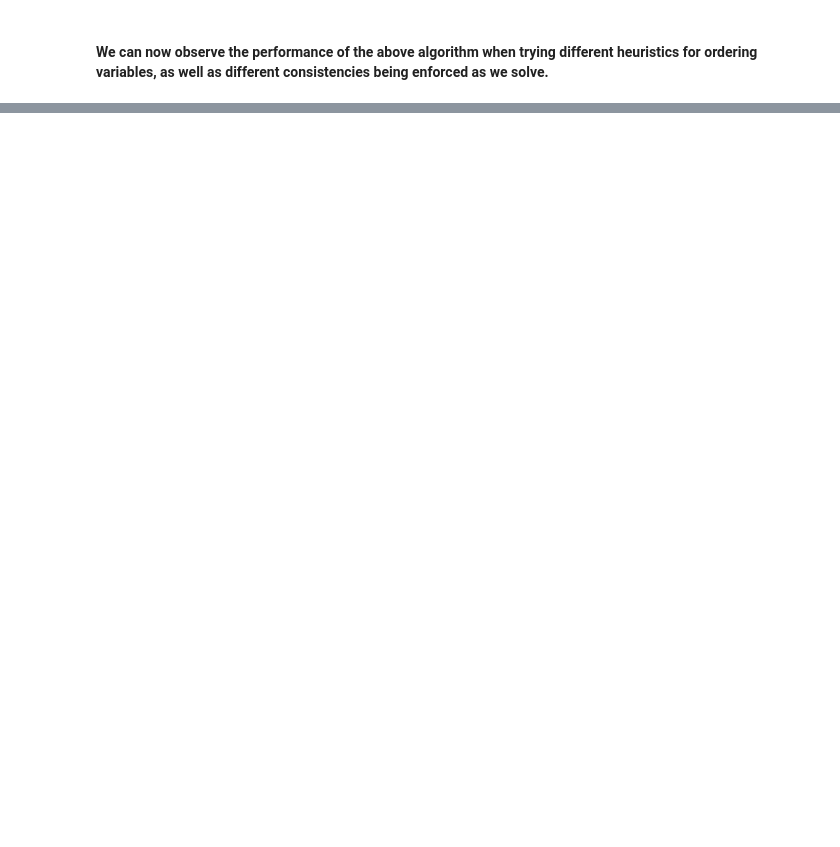
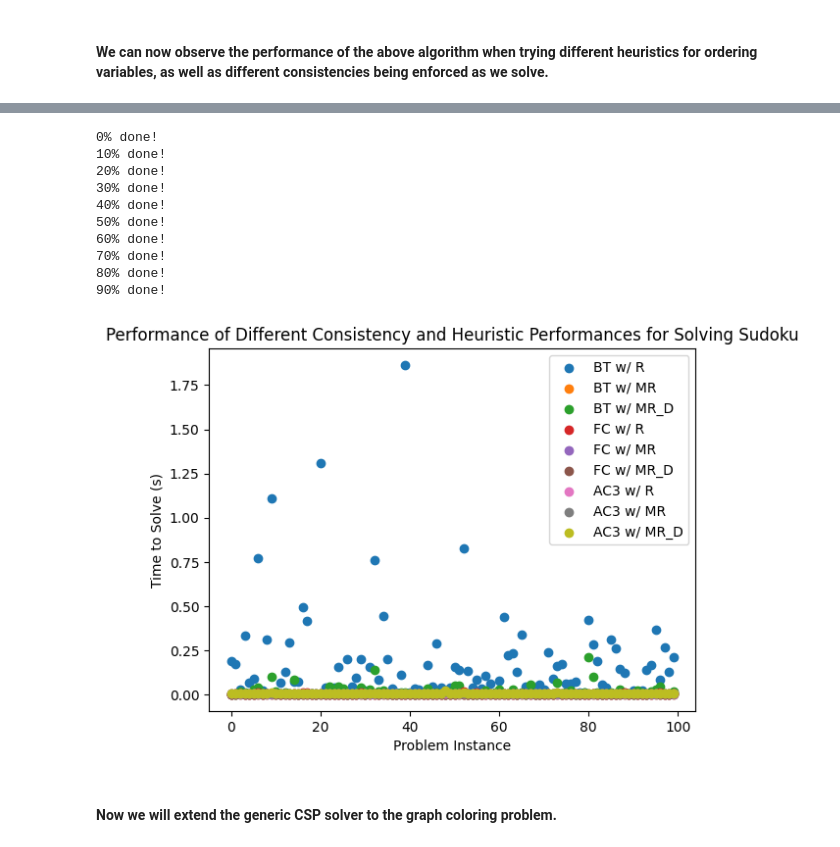
Before and after one commit to Pirate-Hunter-Zoro/Artificial-Intelligence, a Jupyter notebook: Constraint Satisfaction/csp.ipynb, the cells around one changed output, grey strips where cells are left out. Drawn from its saved outputs; the diff is of its cells as text; code cells hidden in the pictures; blank space fills up the shorter version.

```diff
--- a/Constraint Satisfaction/csp.ipynb
+++ b/Constraint Satisfaction/csp.ipynb
@@ -694,10 +522,0 @@ Time: 11.364902019500732 seconds
-# %%
-import time
-
-print(f"Consistency: {Consistency.AC3.name}; Heuristic: {CSPHeuristic.MIN_REMAINING.name}:")
-start_time = time.time()
-sudoku_solver = SudokuSolver(puzzle_file="sudoku.json",consistency=Consistency.BACKTRACK, heuristic=CSPHeuristic.RANDOM.name)
-sudoku_solver.solve()
-end_time = time.time()
-print(f"Time: {end_time - start_time} seconds")
-print("\n=================================================================\n")
@@ -722,10 +522,0 @@ Time: 11.904705047607422 seconds
-# %%
-import time
-
-print(f"Consistency: {Consistency.AC3.name}; Heuristic: {CSPHeuristic.MIN_REMAINING_AND_DEGREE.name}:")
-start_time = time.time()
-sudoku_solver = SudokuSolver(puzzle_file="sudoku.json",consistency=Consistency.BACKTRACK, heuristic=CSPHeuristic.RANDOM.name)
-sudoku_solver.solve()
-end_time = time.time()
-print(f"Time: {end_time - start_time} seconds")
-print("\n=================================================================\n")
@@ -749,0 +523,60 @@ Time: 11.367043018341064 seconds
+# %%
+import time
+import numpy as np
+import matplotlib.pyplot as plt
+
+# Have each combination of consistency and heuristic solve a set number of Sudoku Problem instances
+results = {}
+num_problem_instances = 100
+cell_length = 3
+num_missing = 40
+output_file = "sudoku.json"
+for i in range(num_problem_instances):
+    write_board(cell_length=cell_length, num_missing=num_missing, output_file=output_file)
+    for consistency in Consistency:
+        if i == 0:
+            results[consistency.value] = {}
+        for heuristic in CSPHeuristic:
+            start_time = time.time()
+            sudoku_solver = SudokuSolver(puzzle_file=output_file,consistency=consistency, heuristic=heuristic)
+            sudoku_solver.solve(print_results = False)
+            end_time = time.time()
+            if i == 0:
+                results[consistency.value][heuristic.value] = []
+            results[consistency.value][heuristic.value].append(end_time - start_time)
+    if i % (num_problem_instances // 10) == 0:
+        print(f"{i // (num_problem_instances//10) * 10}% done!")
+
+# Label each type of solver based on its consistency and heuristic, and make a scatter-plot of its results
+labels = []
+for consistency in Consistency:
+    for heuristic in CSPHeuristic:
+        labels.append(f"{consistency.name} w/ {heuristic.name}")
+        results[consistency.value][heuristic.value] = np.array(results[consistency.value][heuristic.value])
+X = np.array(range(num_problem_instances))
+current_label_idx = 0
+for consistency in Consistency:
+    for heuristic in CSPHeuristic:
+        Y = results[consistency.value][heuristic.value]
+        label = labels[current_label_idx]
+        current_label_idx += 1
+        plt.scatter(X, Y, label=label)
+plt.legend()
+plt.title("Performance of Different Consistency and Heuristic Performances for Solving Sudoku")
+plt.xlabel("Problem Instance")
+plt.ylabel("Time to Solve (s)")
+plt.show()
+# %% [output]
+0% done!
+10% done!
+20% done!
+30% done!
+40% done!
+50% done!
+60% done!
+70% done!
+80% done!
+90% done!
+[figure, added]
+# %% [markdown]
+#### Now we will extend the generic CSP solver to the graph coloring problem.
```
Also changed, not shown: parts of 16 cells of this notebook, 2 other files.
